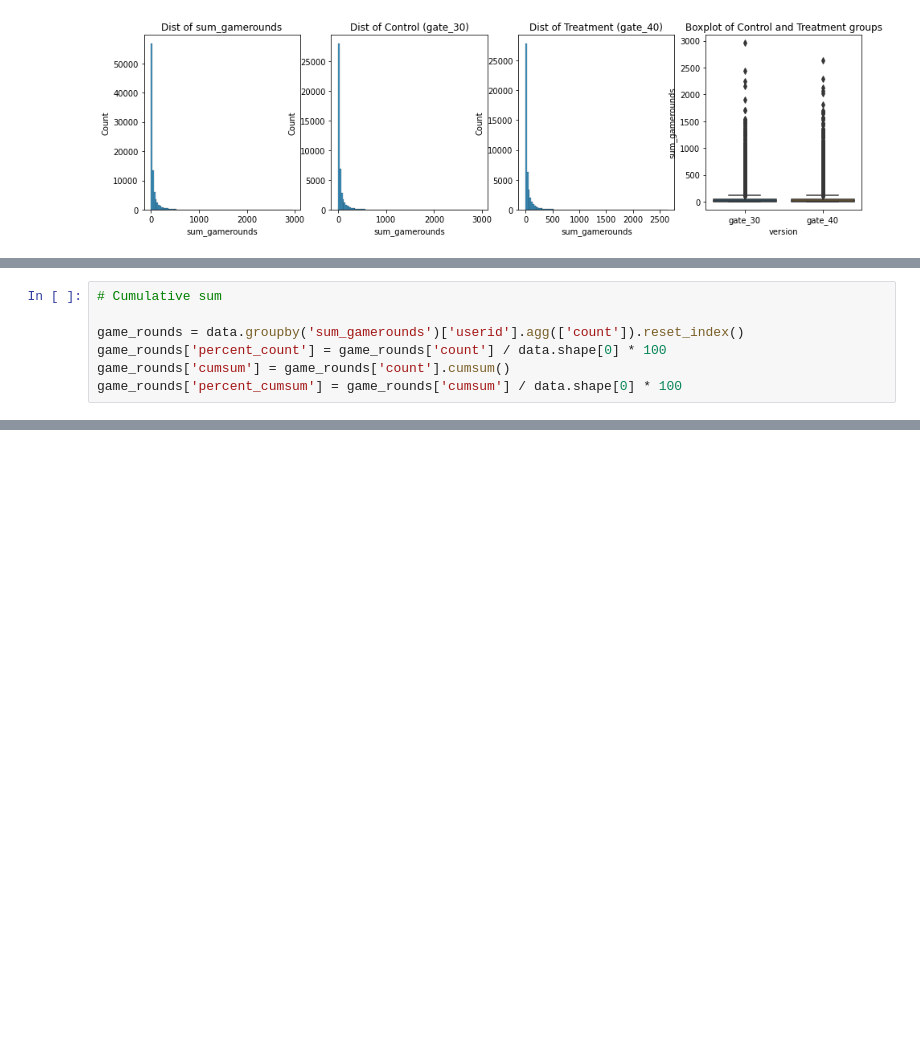
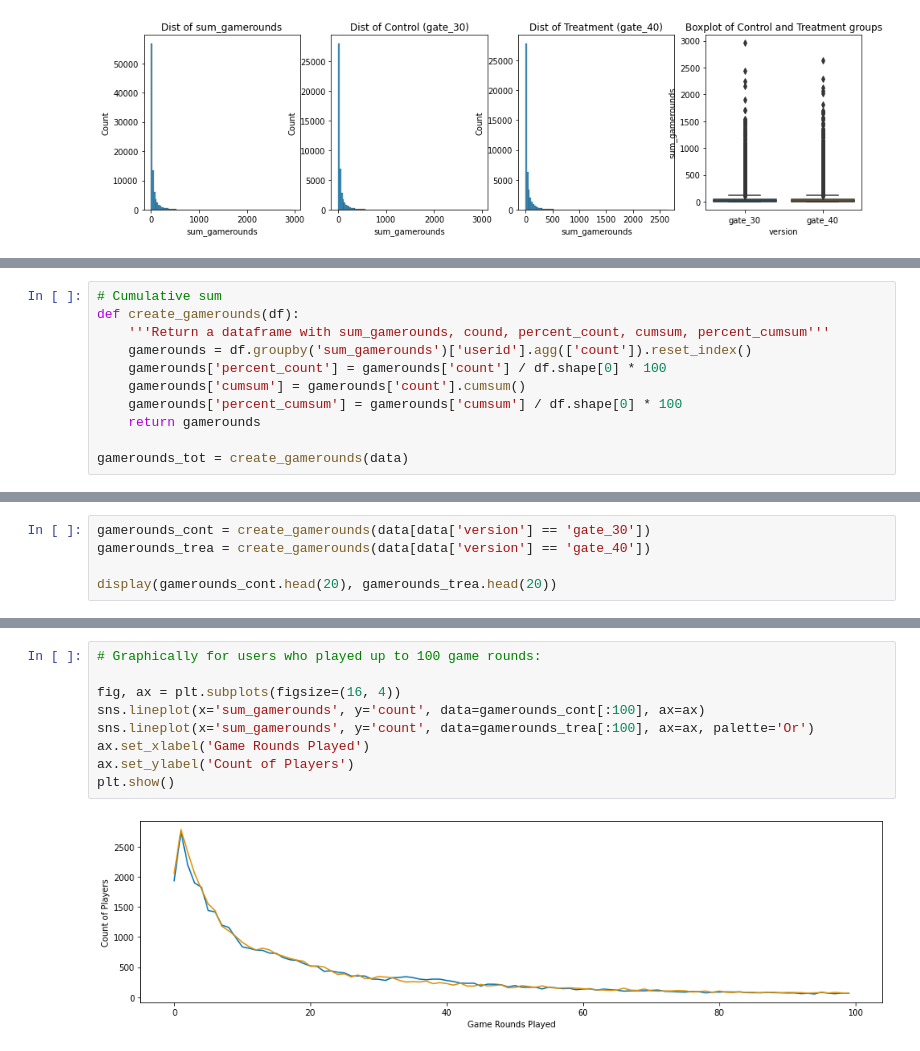
Before and after one commit to lorcanrae/ab-test-cookie-cats, a Jupyter notebook: notebooks/ab-test-cookie-cats.ipynb, the cells around one changed output, grey strips where cells are left out. Saved outputs shown, nothing was run; the diff lists cells and outputs as text; blank space fills up the shorter version.

```diff
--- a/notebooks/ab-test-cookie-cats.ipynb
+++ b/notebooks/ab-test-cookie-cats.ipynb
@@ -308,8 +317,12 @@ Starting with the number of players to reach n rounds and a cumulative sum.
 # %%
 # Cumulative sum
+def create_gamerounds(df):
+    '''Return a dataframe with sum_gamerounds, cound, percent_count, cumsum, percent_cumsum'''
+    gamerounds = df.groupby('sum_gamerounds')['userid'].agg(['count']).reset_index()
+    gamerounds['percent_count'] = gamerounds['count'] / df.shape[0] * 100
+    gamerounds['cumsum'] = gamerounds['count'].cumsum()
+    gamerounds['percent_cumsum'] = gamerounds['cumsum'] / df.shape[0] * 100
+    return gamerounds
 
-game_rounds = data.groupby('sum_gamerounds')['userid'].agg(['count']).reset_index()
-game_rounds['percent_count'] = game_rounds['count'] / data.shape[0] * 100
-game_rounds['cumsum'] = game_rounds['count'].cumsum()
-game_rounds['percent_cumsum'] = game_rounds['cumsum'] / data.shape[0] * 100
+gamerounds_tot = create_gamerounds(data)
 # %%
@@ -343,0 +361,5 @@ plt.show()
+# %%
+gamerounds_cont = create_gamerounds(data[data['version'] == 'gate_30'])
+gamerounds_trea = create_gamerounds(data[data['version'] == 'gate_40'])
+
+display(gamerounds_cont.head(20), gamerounds_trea.head(20))
@@ -344,3 +401,14 @@ plt.show()
+# %%
+# Graphically for users who played up to 100 game rounds:
+
+fig, ax = plt.subplots(figsize=(16, 4))
+sns.lineplot(x='sum_gamerounds', y='count', data=gamerounds_cont[:100], ax=ax)
+sns.lineplot(x='sum_gamerounds', y='count', data=gamerounds_trea[:100], ax=ax, palette='Or')
+ax.set_xlabel('Game Rounds Played')
+ax.set_ylabel('Count of Players')
+plt.show()
+# %% [output]
+[figure, added]
 # %% [markdown]
 ### Observations on rounds played
 
```
Also changed, not shown: parts of 32 cells of this notebook.
